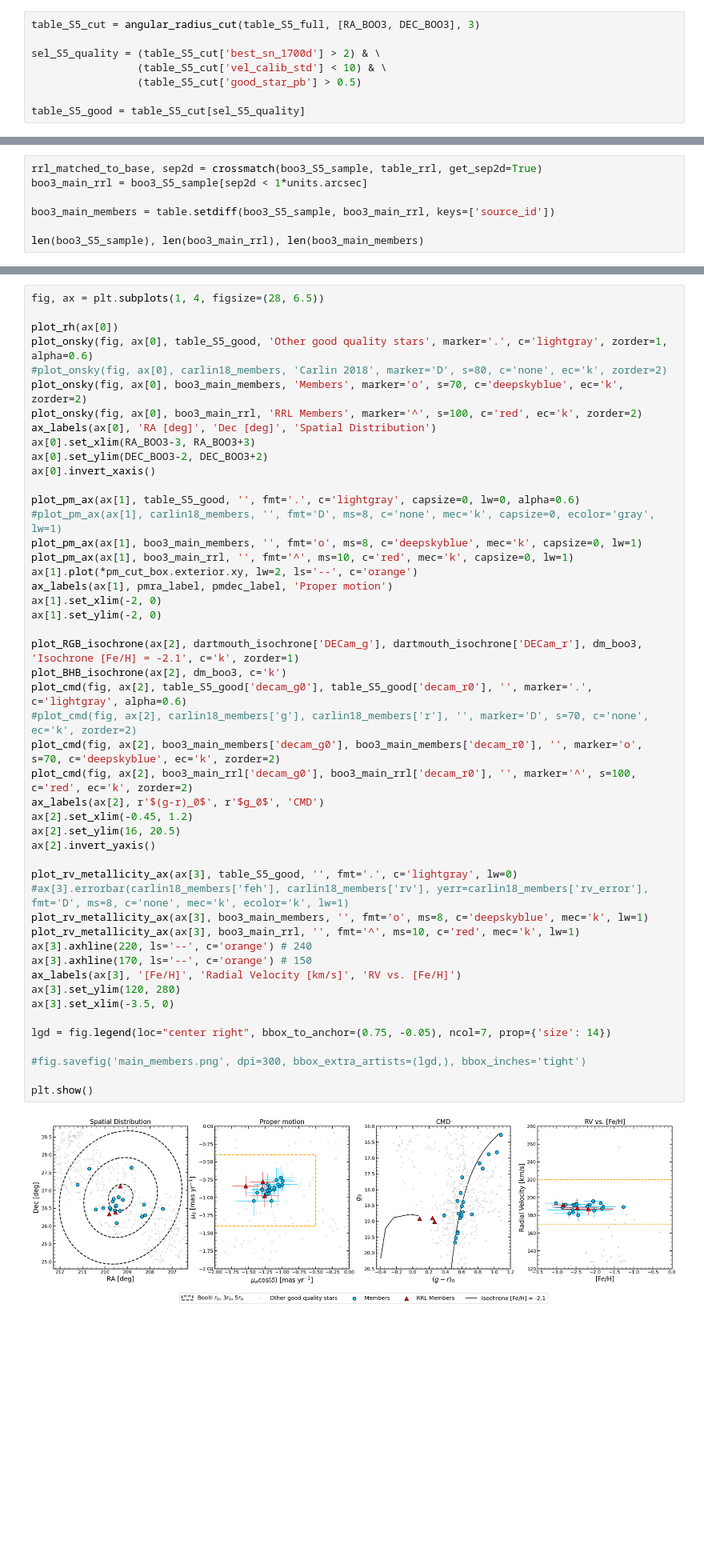
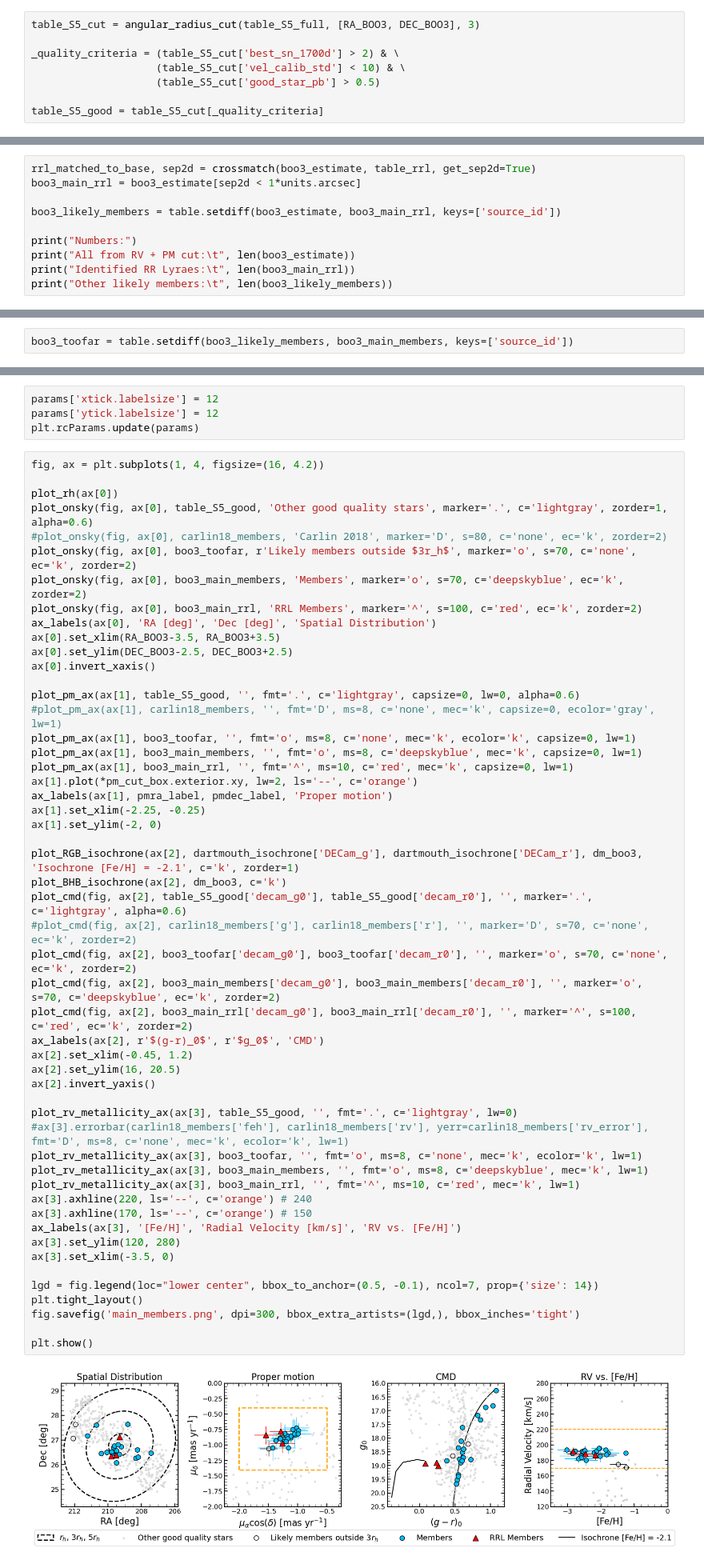
Before and after one commit to Kevin22888/Research-Bootes-III, a Jupyter notebook: main-notebooks/Bootes III Part 1.ipynb, the cells around one changed output, grey strips where cells are left out. Shown at 80% size. Drawn from its saved outputs; the diff is of its cells as text; blank space fills up the shorter version.

```diff
--- a/main-notebooks/Bootes III Part 1.ipynb
+++ b/main-notebooks/Bootes III Part 1.ipynb
@@ -84,11 +80,11 @@ table_rrl = table.join(__table_rrl1, __table_rrl2['source_id', 'EBV_SFD'], keys=
 # %%
 table_S5_cut = angular_radius_cut(table_S5_full, [RA_BOO3, DEC_BOO3], 3)
 
-sel_S5_quality = (table_S5_cut['best_sn_1700d'] > 2) & \
-                 (table_S5_cut['vel_calib_std'] < 10) & \
-                 (table_S5_cut['good_star_pb'] > 0.5)
+_quality_criteria = (table_S5_cut['best_sn_1700d'] > 2) & \
+                    (table_S5_cut['vel_calib_std'] < 10) & \
+                    (table_S5_cut['good_star_pb'] > 0.5)
 
-table_S5_good = table_S5_cut[sel_S5_quality]
+table_S5_good = table_S5_cut[_quality_criteria]
 # %% [markdown]
 In the cell below, the two selection criteria were manually determined by examining the plots\
 Here we just put down the final results
@@ -120,8 +143,11 @@ After this we write the data out to `boo3_main_rrl.dat`, which includes the `dm`
 # %%
-rrl_matched_to_base, sep2d = crossmatch(boo3_S5_sample, table_rrl, get_sep2d=True)
-boo3_main_rrl = boo3_S5_sample[sep2d < 1*units.arcsec]
+rrl_matched_to_base, sep2d = crossmatch(boo3_estimate, table_rrl, get_sep2d=True)
+boo3_main_rrl = boo3_estimate[sep2d < 1*units.arcsec]
 
-boo3_main_members = table.setdiff(boo3_S5_sample, boo3_main_rrl, keys=['source_id'])
+boo3_likely_members = table.setdiff(boo3_estimate, boo3_main_rrl, keys=['source_id'])
 
-len(boo3_S5_sample), len(boo3_main_rrl), len(boo3_main_members)
+print("Numbers:")
+print("All from RV + PM cut:\t", len(boo3_estimate))
+print("Identified RR Lyraes:\t", len(boo3_main_rrl))
+print("Other likely members:\t", len(boo3_likely_members))
 # %% [output]
@@ -158,0 +187,2 @@ plt.show()
+# %%
+boo3_toofar = table.setdiff(boo3_likely_members, boo3_main_members, keys=['source_id'])
@@ -306,54 +371,62 @@ for feh in carlin18_members['[Fe/H]^a']:
 carlin18_members['feh'] = fehs
 # %%
 pm_cut_box = shapelyPolygon([[-2, -1.4], [-2, -0.4], [-0.5, -0.4], [-0.5, -1.4]])
+# %%
+params['xtick.labelsize'] = 12
+params['ytick.labelsize'] = 12
+plt.rcParams.update(params)
 # %%
-fig, ax = plt.subplots(1, 4, figsize=(28, 6.5))
+fig, ax = plt.subplots(1, 4, figsize=(16, 4.2))
 
 plot_rh(ax[0])
 plot_onsky(fig, ax[0], table_S5_good, 'Other good quality stars', marker='.', c='lightgray', zorder=1, alpha=0.6)
 #plot_onsky(fig, ax[0], carlin18_members, 'Carlin 2018', marker='D', s=80, c='none', ec='k', zorder=2)
+plot_onsky(fig, ax[0], boo3_toofar, r'Likely members outside $3r_h$', marker='o', s=70, c='none', ec='k', zorder=2)
 plot_onsky(fig, ax[0], boo3_main_members, 'Members', marker='o', s=70, c='deepskyblue', ec='k', zorder=2)
 plot_onsky(fig, ax[0], boo3_main_rrl, 'RRL Members', marker='^', s=100, c='red', ec='k', zorder=2)
 ax_labels(ax[0], 'RA [deg]', 'Dec [deg]', 'Spatial Distribution')
-ax[0].set_xlim(RA_BOO3-3, RA_BOO3+3)
-ax[0].set_ylim(DEC_BOO3-2, DEC_BOO3+2)
+ax[0].set_xlim(RA_BOO3-3.5, RA_BOO3+3.5)
+ax[0].set_ylim(DEC_BOO3-2.5, DEC_BOO3+2.5)
 ax[0].invert_xaxis()
 
 plot_pm_ax(ax[1], table_S5_good, '', fmt='.', c='lightgray', capsize=0, lw=0, alpha=0.6)
 #plot_pm_ax(ax[1], carlin18_members, '', fmt='D', ms=8, c='none', mec='k', capsize=0, ecolor='gray', lw=1)
+plot_pm_ax(ax[1], boo3_toofar, '', fmt='o', ms=8, c='none', mec='k', ecolor='k', capsize=0, lw=1)
 plot_pm_ax(ax[1], boo3_main_members, '', fmt='o', ms=8, c='deepskyblue', mec='k', capsize=0, lw=1)
 plot_pm_ax(ax[1], boo3_main_rrl, '', fmt='^', ms=10, c='red', mec='k', capsize=0, lw=1)
 ax[1].plot(*pm_cut_box.exterior.xy, lw=2, ls='--', c='orange')
 ax_labels(ax[1], pmra_label, pmdec_label, 'Proper motion')
-ax[1].set_xlim(-2, 0)
+ax[1].set_xlim(-2.25, -0.25)
 ax[1].set_ylim(-2, 0)
 
 plot_RGB_isochrone(ax[2], dartmouth_isochrone['DECam_g'], dartmouth_isochrone['DECam_r'], dm_boo3, 'Isochrone [Fe/H] = -2.1', c='k', zorder=1)
 plot_BHB_isochrone(ax[2], dm_boo3, c='k')
 plot_cmd(fig, ax[2], table_S5_good['decam_g0'], table_S5_good['decam_r0'], '', marker='.', c='lightgray', alpha=0.6)
 #plot_cmd(fig, ax[2], carlin18_members['g'], carlin18_members['r'], '', marker='D', s=70, c='none', ec='k', zorder=2)
+plot_cmd(fig, ax[2], boo3_toofar['decam_g0'], boo3_toofar['decam_r0'], '', marker='o', s=70, c='none', ec='k', zorder=2)
 plot_cmd(fig, ax[2], boo3_main_members['decam_g0'], boo3_main_members['decam_r0'], '', marker='o', s=70, c='deepskyblue', ec='k', zorder=2)
 plot_cmd(fig, ax[2], boo3_main_rrl['decam_g0'], boo3_main_rrl['decam_r0'], '', marker='^', s=100, c='red', ec='k', zorder=2)
 ax_labels(ax[2], r'$(g-r)_0$', r'$g_0$', 'CMD')
 ax[2].set_xlim(-0.45, 1.2)
 ax[2].set_ylim(16, 20.5)
 ax[2].invert_yaxis()
 
 plot_rv_metallicity_ax(ax[3], table_S5_good, '', fmt='.', c='lightgray', lw=0)
 #ax[3].errorbar(carlin18_members['feh'], carlin18_members['rv'], yerr=carlin18_members['rv_error'], fmt='D', ms=8, c='none', mec='k', ecolor='k', lw=1)
+plot_rv_metallicity_ax(ax[3], boo3_toofar, '', fmt='o', ms=8, c='none', mec='k', ecolor='k', lw=1)
 plot_rv_metallicity_ax(ax[3], boo3_main_members, '', fmt='o', ms=8, c='deepskyblue', mec='k', lw=1)
 plot_rv_metallicity_ax(ax[3], boo3_main_rrl, '', fmt='^', ms=10, c='red', mec='k', lw=1)
 ax[3].axhline(220, ls='--', c='orange') # 240
 ax[3].axhline(170, ls='--', c='orange') # 150
 ax_labels(ax[3], '[Fe/H]', 'Radial Velocity [km/s]', 'RV vs. [Fe/H]')
 ax[3].set_ylim(120, 280)
 ax[3].set_xlim(-3.5, 0)
 
-lgd = fig.legend(loc="center right", bbox_to_anchor=(0.75, -0.05), ncol=7, prop={'size': 14})
-
-#fig.savefig('main_members.png', dpi=300, bbox_extra_artists=(lgd,), bbox_inches='tight')
+lgd = fig.legend(loc="lower center", bbox_to_anchor=(0.5, -0.1), ncol=7, prop={'size': 14})
+plt.tight_layout()
+fig.savefig('main_members.png', dpi=300, bbox_extra_artists=(lgd,), bbox_inches='tight')
 
 plt.show()
 # %% [output]
-[figure, old version]
+[figure, new version]
 # %%
```
Also changed, not shown: parts of 24 cells of this notebook, 2 other files.
